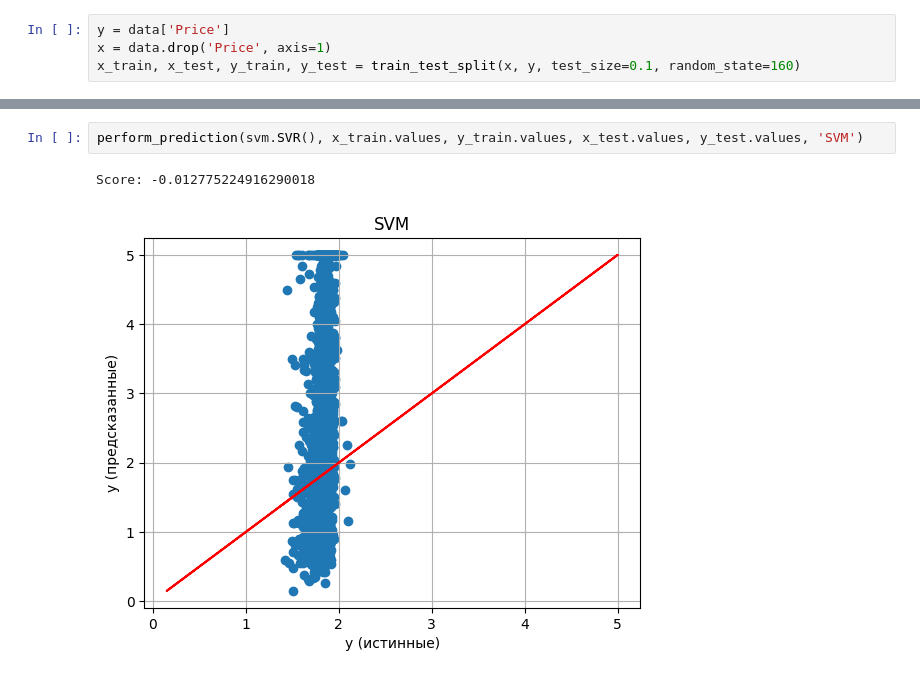
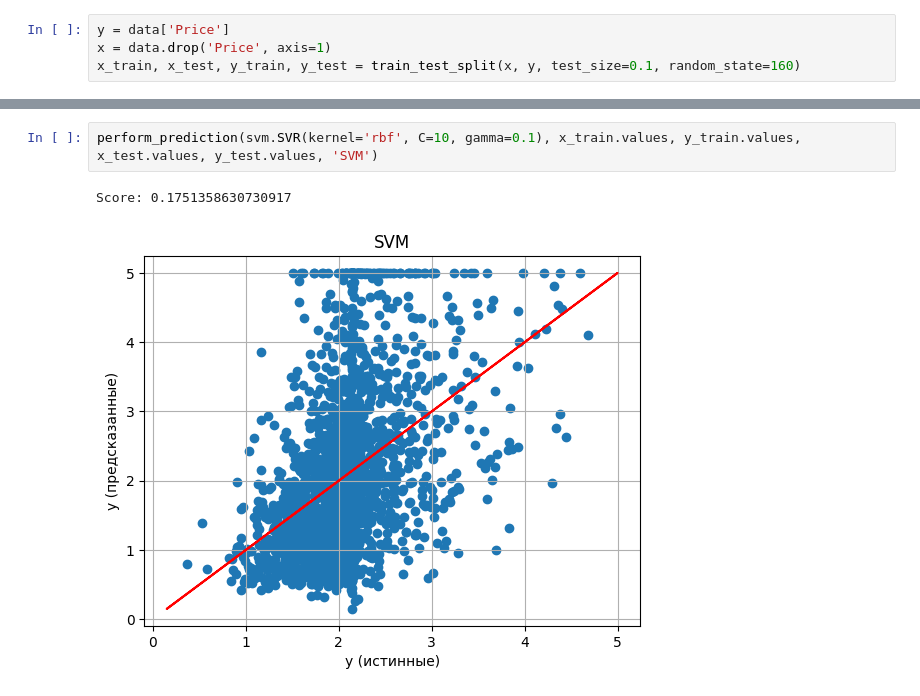
Before and after one commit to Berendei-Jr/Machine-Learning-BMSTU, a Jupyter notebook: ML3.3 regression/lab3.3.ipynb, the cells around one changed output, grey strips where cells are left out. Drawn from its saved outputs; the diff is of its cells as text.

```diff
--- a/ML3.3 regression/lab3.3.ipynb
+++ b/ML3.3 regression/lab3.3.ipynb
@@ -105,8 +105,8 @@ Score: 0.6698568473364895
 # %%
-perform_prediction(svm.SVR(), x_train.values, y_train.values, x_test.values, y_test.values, 'SVM')
+perform_prediction(svm.SVR(kernel='rbf', C=10, gamma=0.1), x_train.values, y_train.values, x_test.values, y_test.values, 'SVM')
 # %% [output]
-Score: -0.012775224916290018
+Score: 0.1751358630730917
-[figure, old version]
+[figure, new version]
 # %%
 perform_prediction(MLPRegressor(), x_train.values, y_train.values, x_test.values, y_test.values, 'MLP')
 # %% [output]
```
Also changed, not shown: parts of 5 cells of this notebook, 11 other files.
